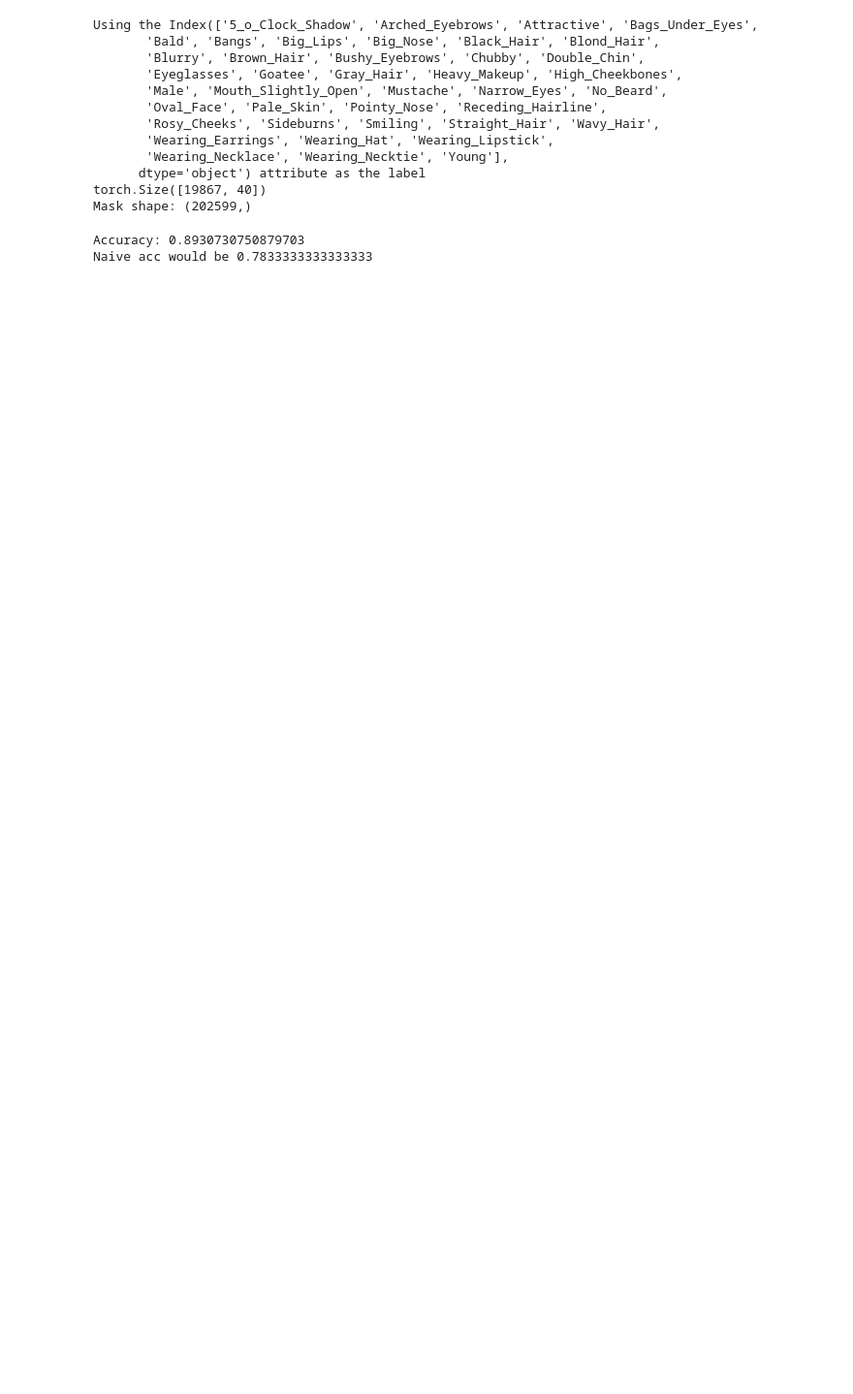
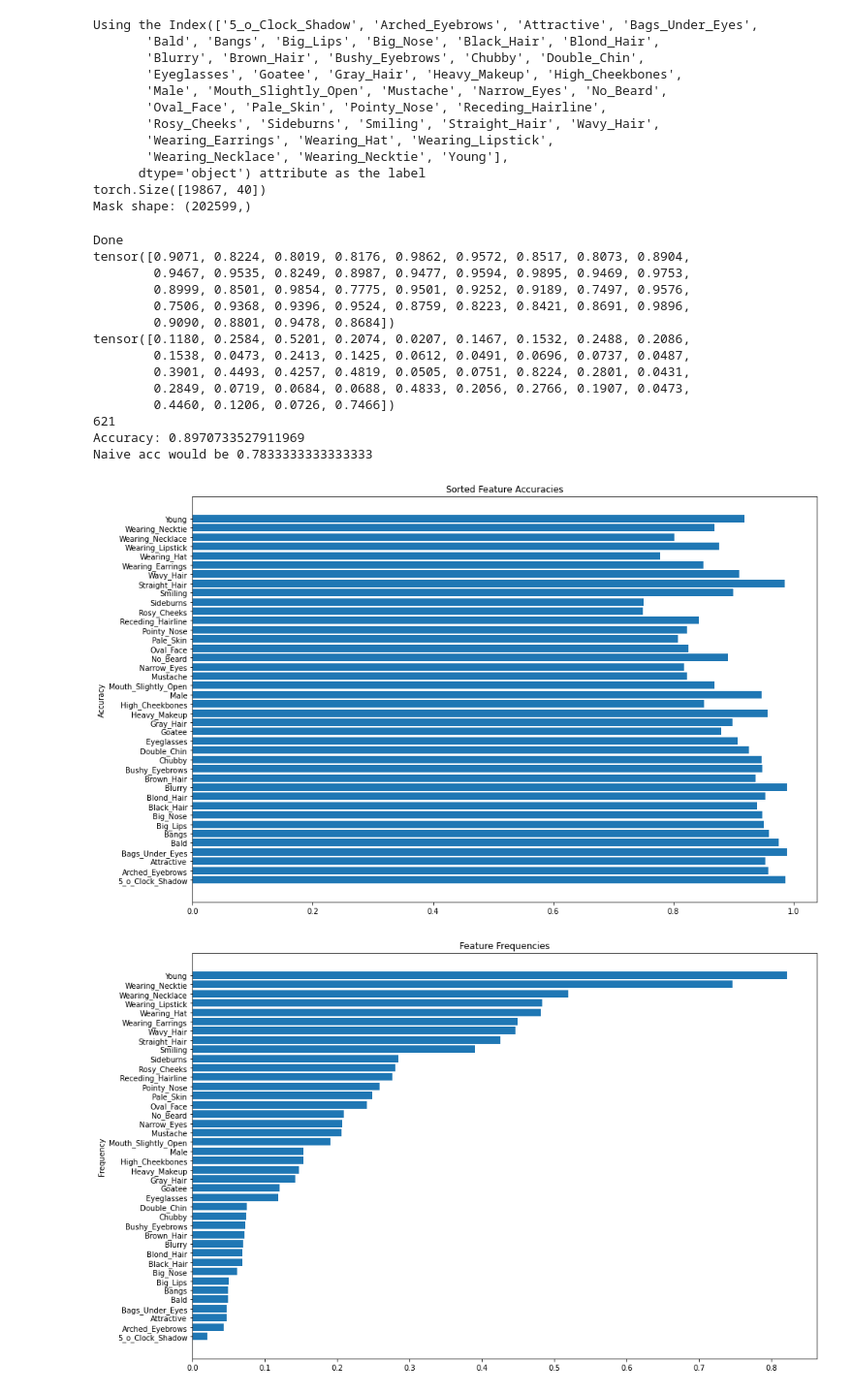
Before and after one commit to kennethac/CS601R_Final_Project, a Jupyter notebook: notebooks/SimCLR_CelebA_Decoder.ipynb, the cells around one changed output. Shown at 97% size. Saved outputs shown, nothing was run; the diff lists cells and outputs as text; code cells hidden in the pictures; blank space fills up the shorter version.

```diff
--- a/notebooks/SimCLR_CelebA_Decoder.ipynb
+++ b/notebooks/SimCLR_CelebA_Decoder.ipynb
@@ -308,31 +307,105 @@ Using the Index(['5_o_Clock_Shadow', 'Arched_Eyebrows', 'Attractive', 'Bags_Unde
 torch.Size([19867, 40])
 Mask shape: (202599,)
 # %%
-model = CLRDecoder(True)
+model = CLRDecoder(40, True)
 model.load_state_dict(state['model'])
 
 test_its = 100000000
 sigmoid = nn.Sigmoid()
 
 accs = []
+
+feature_accs = torch.zeros((40))
+feature_frequencies = torch.zeros((40))
+
 naive_accs = []
-for i, (x, y) in zip(range(test_its), loader):
+for i, (x, y) in tqdm(zip(range(test_its), loader)):
   # pred = torch.stack(model(x)).permute(1, 0, 2).argmax(dim=2)
   pred = sigmoid(model(x))
   # print("Predicted:")
   # print((pred > 0.5).int().tolist())
   # print("Actual")
   # print(y.tolist())
 
   diff = (pred > 0.5).int().eq(y)
   acc = diff.sum().item() / diff.numel()
+
+  faccs = (pred > 0.5).int().eq(y).sum(axis=0)
+
+  feature_accs += faccs
+  feature_frequencies += y.sum(axis=0)
+
   accs.append(acc)
 
   num_tg_ones = y.sum().item()
   naive_acc = 1 - (num_tg_ones / diff.numel())
   naive_accs.append(naive_acc)
+print("Done")
+print(feature_accs / len(loader.dataset))
+print(feature_frequencies / len(loader.dataset))
+print(len(accs))
 print(f"Accuracy: {np.average(accs)}")
 print(f"Naive acc would be {np.average(naive_acc)}")
+
+labels = ['5_o_Clock_Shadow', 'Arched_Eyebrows', 'Attractive', 'Bags_Under_Eyes',
+       'Bald', 'Bangs', 'Big_Lips', 'Big_Nose', 'Black_Hair', 'Blond_Hair',
+       'Blurry', 'Brown_Hair', 'Bushy_Eyebrows', 'Chubby', 'Double_Chin',
+       'Eyeglasses', 'Goatee', 'Gray_Hair', 'Heavy_Makeup', 'High_Cheekbones',
+       'Male', 'Mouth_Slightly_Open', 'Mustache', 'Narrow_Eyes', 'No_Beard',
+       'Oval_Face', 'Pale_Skin', 'Pointy_Nose', 'Receding_Hairline',
+       'Rosy_Cheeks', 'Sideburns', 'Smiling', 'Straight_Hair', 'Wavy_Hair',
+       'Wearing_Earrings', 'Wearing_Hat', 'Wearing_Lipstick',
+       'Wearing_Necklace', 'Wearing_Necktie', 'Young']
+
+labels = np.array(labels)
+
+_, sorted_frequency_indices = feature_frequencies.sort()
+sorted_accs = feature_accs[sorted_frequency_indices]
+sorted_features = labels[sorted_frequency_indices]
+
+plt.title("Sorted Feature Accuracies")
+plt.barh(range(len(sorted_accs)), sorted_accs / len(loader.dataset))
+plt.yticks(range(len(sorted_accs)), labels=labels)
+# plt.xlim(left=0.7)
+plt.ylabel("Accuracy")
+
+fig_size = plt.gcf().get_size_inches() #Get current size
+sizefactor = 2.5 #Set a zoom factor
+# Modify the current size by the factor
+plt.gcf().set_size_inches(sizefactor * fig_size)
+
+plt.show()
+
+sorted_frequencies = feature_frequencies[sorted_frequency_indices]
+
+plt.title("Feature Frequencies")
+plt.barh(range(len(sorted_frequencies)), sorted_frequencies / len(loader.dataset))
+plt.yticks(range(len(sorted_frequencies)), labels=labels)
+plt.ylabel("Frequency")
+
+fig_size = plt.gcf().get_size_inches() #Get current size
+sizefactor = 2.5 #Set a zoom factor
+# Modify the current size by the factor
+plt.gcf().set_size_inches(sizefactor * fig_size)
+
+plt.show()
+
+
+print(type(feature_accs))
 # %% [output]
-Accuracy: 0.8930730750879703
+Done
+tensor([0.9071, 0.8224, 0.8019, 0.8176, 0.9862, 0.9572, 0.8517, 0.8073, 0.8904,
+        0.9467, 0.9535, 0.8249, 0.8987, 0.9477, 0.9594, 0.9895, 0.9469, 0.9753,
+        0.8999, 0.8501, 0.9854, 0.7775, 0.9501, 0.9252, 0.9189, 0.7497, 0.9576,
+        0.7506, 0.9368, 0.9396, 0.9524, 0.8759, 0.8223, 0.8421, 0.8691, 0.9896,
+        0.9090, 0.8801, 0.9478, 0.8684])
+tensor([0.1180, 0.2584, 0.5201, 0.2074, 0.0207, 0.1467, 0.1532, 0.2488, 0.2086,
+        0.1538, 0.0473, 0.2413, 0.1425, 0.0612, 0.0491, 0.0696, 0.0737, 0.0487,
+        0.3901, 0.4493, 0.4257, 0.4819, 0.0505, 0.0751, 0.8224, 0.2801, 0.0431,
+        0.2849, 0.0719, 0.0684, 0.0688, 0.4833, 0.2056, 0.2766, 0.1907, 0.0473,
+        0.4460, 0.1206, 0.0726, 0.7466])
+621
+Accuracy: 0.8970733527911969
 Naive acc would be 0.7833333333333333
+[figure, added]
+[figure, added]
```
Also changed, not shown: parts of 11 cells of this notebook, 3 other files.
